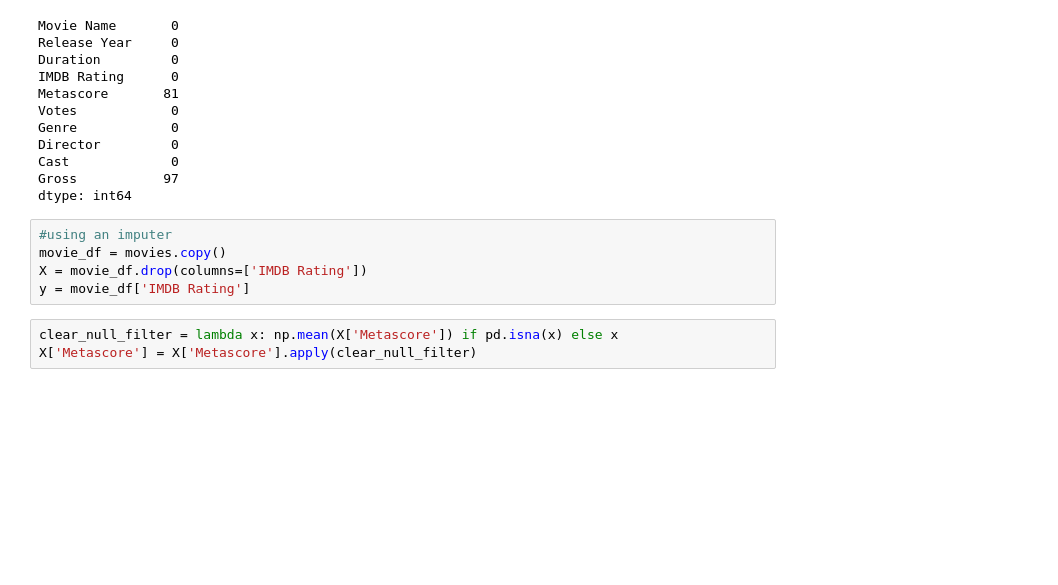
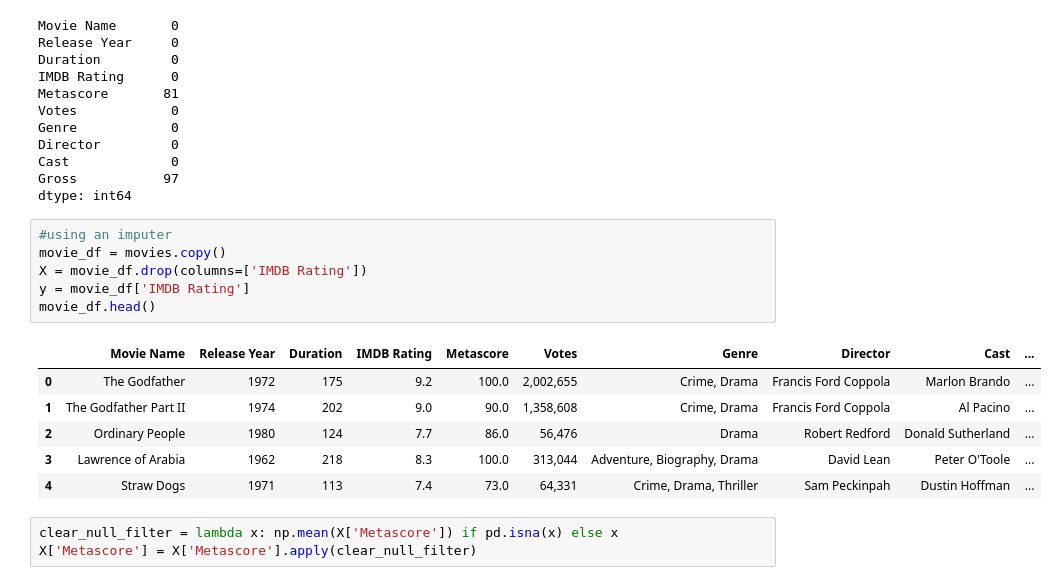
Before and after one commit to UltimateCoderDelta/movie_predictor, a Jupyter notebook: Movie Predictor.ipynb, the cells around one changed output. Drawn from its saved outputs; the diff is of its cells as text; blank space fills up the shorter version.

```diff
--- a/Movie Predictor.ipynb
+++ b/Movie Predictor.ipynb
@@ -56,8 +56,16 @@ dtype: int64
 # %%
 #using an imputer
 movie_df = movies.copy()
 X = movie_df.drop(columns=['IMDB Rating'])
 y = movie_df['IMDB Rating']
+movie_df.head()
+# %% [output]
+|  | Movie Name | Release Year | Duration | IMDB Rating | Metascore | Votes | Genre | Director | Cast | ... |
+| 0 | The Godfather | 1972 | 175 | 9.2 | 100.0 | 2,002,655 | Crime, Drama | Francis Ford Coppola | Marlon Brando | ... |
+| 1 | The Godfather Part II | 1974 | 202 | 9.0 | 90.0 | 1,358,608 | Crime, Drama | Francis Ford Coppola | Al Pacino | ... |
+| 2 | Ordinary People | 1980 | 124 | 7.7 | 86.0 | 56,476 | Drama | Robert Redford | Donald Sutherland | ... |
+| 3 | Lawrence of Arabia | 1962 | 218 | 8.3 | 100.0 | 313,044 | Adventure, Biography, Drama | David Lean | Peter O'Toole | ... |
+| 4 | Straw Dogs | 1971 | 113 | 7.4 | 73.0 | 64,331 | Crime, Drama, Thriller | Sam Peckinpah | Dustin Hoffman | ... |
 # %%
 clear_null_filter = lambda x: np.mean(X['Metascore']) if pd.isna(x) else x
 X['Metascore'] = X['Metascore'].apply(clear_null_filter)
```
Also changed, not shown: parts of 1 cell of this notebook.
